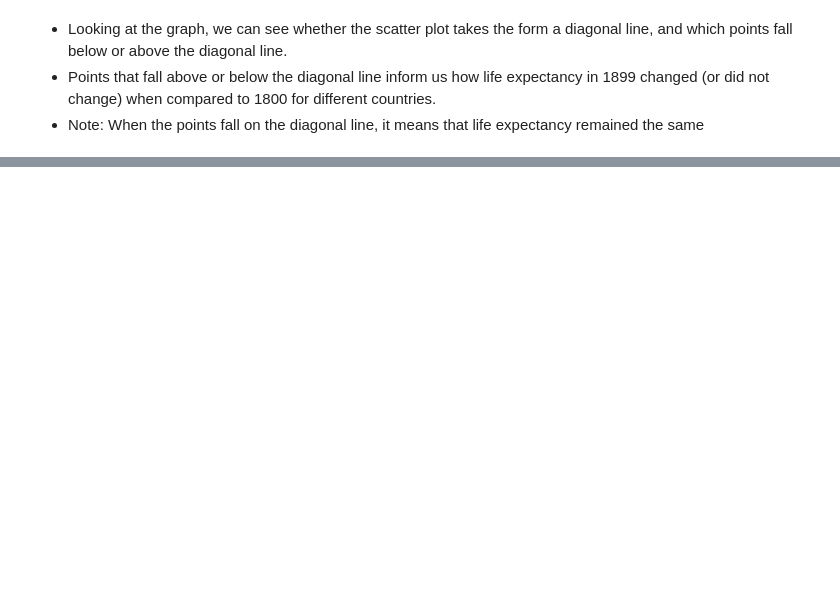
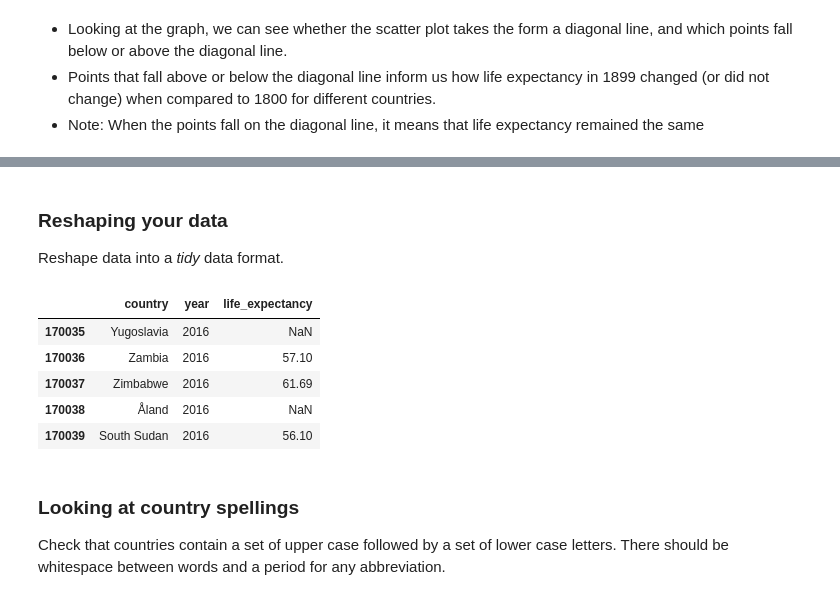
Before and after one commit to Rion5/Python_Data_Science, a Jupyter notebook: Cleaning_Data_in_Python/Cleaning_Data_for_Analysis.ipynb, the cells around one changed output, grey strips where cells are left out. Saved outputs shown, nothing was run; the diff lists cells and outputs as text; code cells hidden in the pictures; blank space fills up the shorter version.

```diff
--- a/Cleaning_Data_in_Python/Cleaning_Data_for_Analysis.ipynb
+++ b/Cleaning_Data_in_Python/Cleaning_Data_for_Analysis.ipynb
@@ -360,0 +389,3 @@ TypeError: apply() missing 1 required positional argument: 'func'
+# %% [markdown]
+### Reshaping your data
+Reshape data into a *tidy* data format.
@@ -360,0 +396,12 @@ TypeError: apply() missing 1 required positional argument: 'func'
+# %%
+gapminder_melt.tail()
+# %% [output]
+|  | country | year | life_expectancy |
+| 170035 | Yugoslavia | 2016 | NaN |
+| 170036 | Zambia | 2016 | 57.10 |
+| 170037 | Zimbabwe | 2016 | 61.69 |
+| 170038 | Åland | 2016 | NaN |
+| 170039 | South Sudan | 2016 | 56.10 |
+# %% [markdown]
+### Looking at country spellings
+Check that countries contain a set of upper case followed by a set of lower case letters. There should be whitespace between words and a period for any abbreviation.
```
Also changed, not shown: parts of 13 cells of this notebook, 2 other files.
